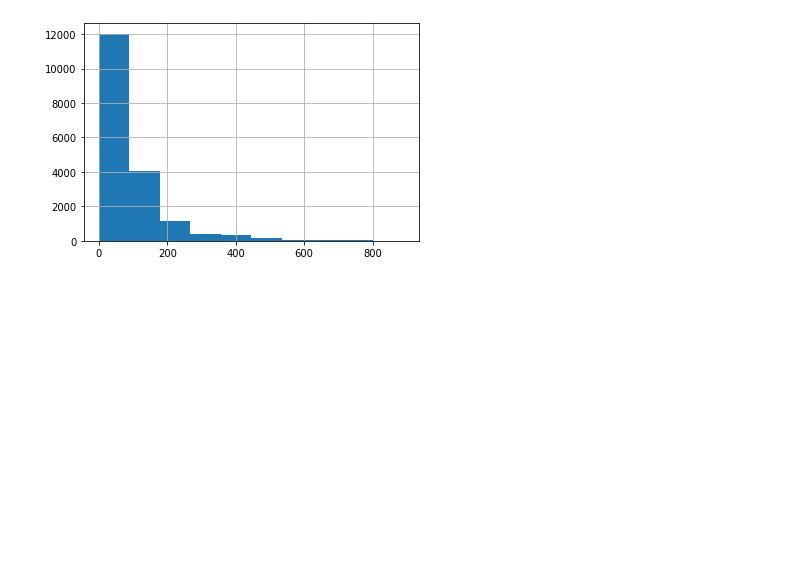
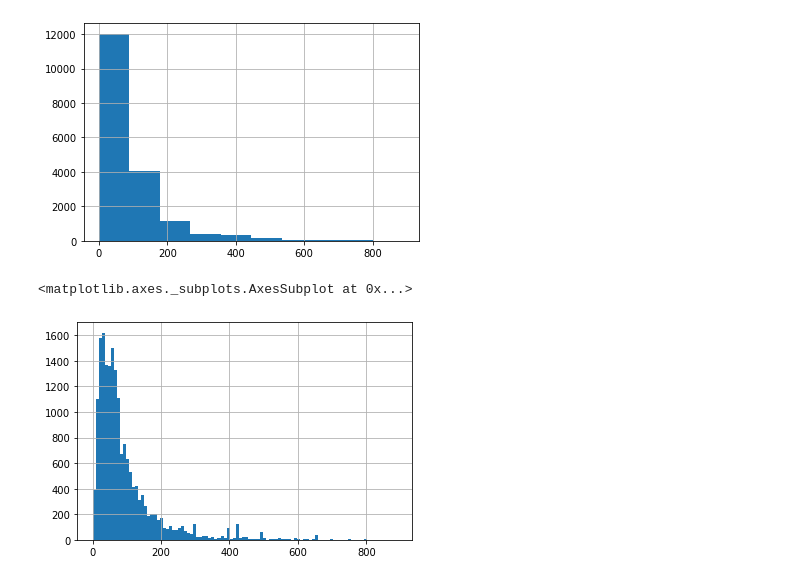
Before and after one commit to bartlomiejbabiak/dw_matrix, a Jupyter notebook: matrix_one/day3.ipynb, the cells around one changed output. Drawn from its saved outputs; the diff is of its cells as text; code cells hidden in the pictures; blank space fills up the shorter version.

```diff
--- a/matrix_one/day3.ipynb
+++ b/matrix_one/day3.ipynb
@@ -119,5 +119,10 @@ df_usd_filter.prices_amountmin.hist()
 # %% [output]
 <matplotlib.axes._subplots.AxesSubplot at 0x...>
 [figure]
+# %%
+df_usd_filter.prices_amountmin.hist(bins=100)
+# %% [output]
+<matplotlib.axes._subplots.AxesSubplot at 0x...>
+[figure, added]
 # %%
 !git add 'matrix_one/day3.ipynb'
```
Also changed, not shown: parts of 7 cells of this notebook.
